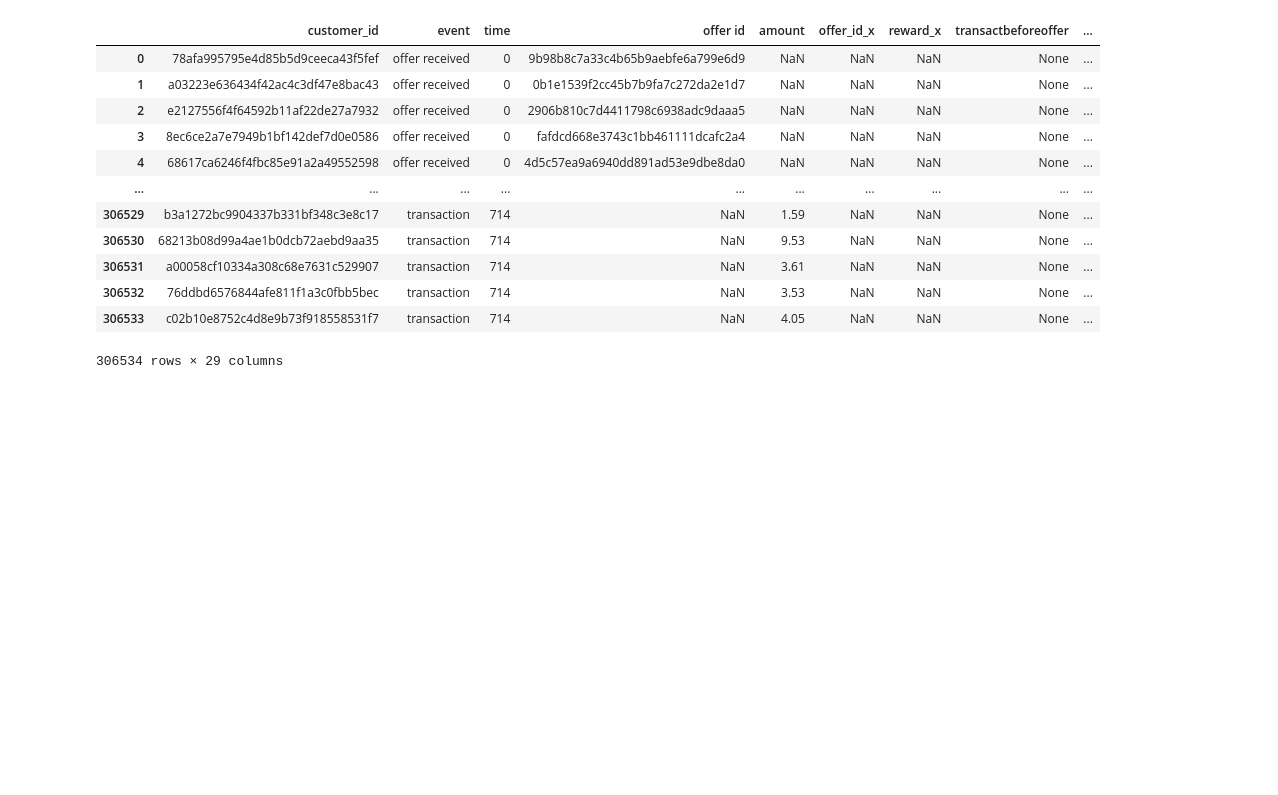
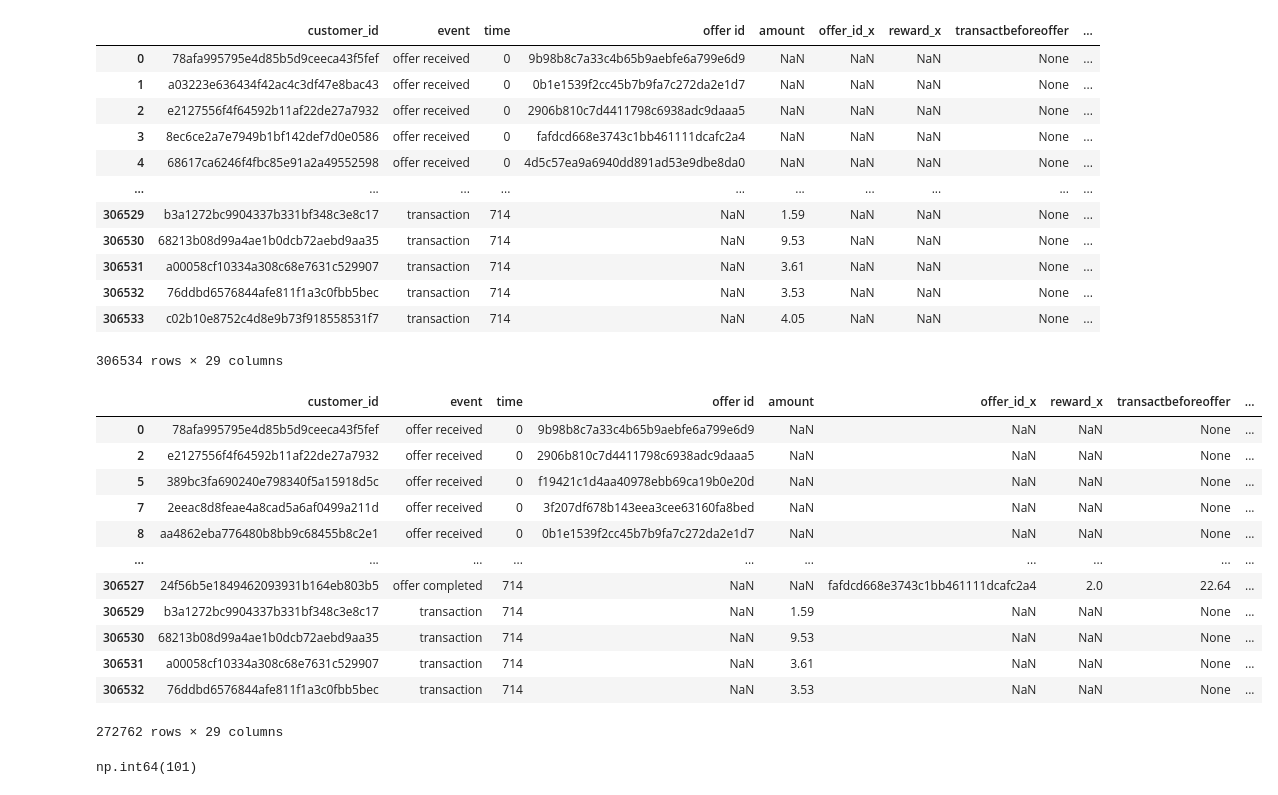
Before and after one commit to Koremm/Coffeeoffers, a Jupyter notebook: Coffee Offers Vscode.ipynb, the cells around one changed output. Saved outputs shown, nothing was run; the diff lists cells and outputs as text; code cells hidden in the pictures; blank space fills up the shorter version.

Commit message:
deleted extreme age from merged table

```diff
--- a/Coffee Offers Vscode.ipynb
+++ b/Coffee Offers Vscode.ipynb
@@ -378,3 +378,24 @@ all_merged
 | 306532 | 76ddbd6576844afe811f1a3c0fbb5bec | transaction | 714 | NaN | 3.53 | NaN | NaN | None | ... |
 | 306533 | c02b10e8752c4d8e9b73f918558531f7 | transaction | 714 | NaN | 4.05 | NaN | NaN | None | ... |
 306534 rows × 29 columns
+# %%
+all_merged_no118 = all_merged.drop(all_merged[all_merged['age'] > 110].index)
+all_merged_no118
+# %% [output]
+|  | customer_id | event | time | offer id | amount | offer_id_x | reward_x | transactbeforeoffer | ... |
+| 0 | 78afa995795e4d85b5d9ceeca43f5fef | offer received | 0 | 9b98b8c7a33c4b65b9aebfe6a799e6d9 | NaN | NaN | NaN | None | ... |
+| 2 | e2127556f4f64592b11af22de27a7932 | offer received | 0 | 2906b810c7d4411798c6938adc9daaa5 | NaN | NaN | NaN | None | ... |
+| 5 | 389bc3fa690240e798340f5a15918d5c | offer received | 0 | f19421c1d4aa40978ebb69ca19b0e20d | NaN | NaN | NaN | None | ... |
+| 7 | 2eeac8d8feae4a8cad5a6af0499a211d | offer received | 0 | 3f207df678b143eea3cee63160fa8bed | NaN | NaN | NaN | None | ... |
+| 8 | aa4862eba776480b8bb9c68455b8c2e1 | offer received | 0 | 0b1e1539f2cc45b7b9fa7c272da2e1d7 | NaN | NaN | NaN | None | ... |
+| ... | ... | ... | ... | ... | ... | ... | ... | ... | ... |
+| 306527 | 24f56b5e1849462093931b164eb803b5 | offer completed | 714 | NaN | NaN | fafdcd668e3743c1bb461111dcafc2a4 | 2.0 | 22.64 | ... |
+| 306529 | b3a1272bc9904337b331bf348c3e8c17 | transaction | 714 | NaN | 1.59 | NaN | NaN | None | ... |
+| 306530 | 68213b08d99a4ae1b0dcb72aebd9aa35 | transaction | 714 | NaN | 9.53 | NaN | NaN | None | ... |
+| 306531 | a00058cf10334a308c68e7631c529907 | transaction | 714 | NaN | 3.61 | NaN | NaN | None | ... |
+| 306532 | 76ddbd6576844afe811f1a3c0fbb5bec | transaction | 714 | NaN | 3.53 | NaN | NaN | None | ... |
+272762 rows × 29 columns
+# %%
+all_merged_no118['age'].max()
+# %% [output]
+np.int64(101)
```
